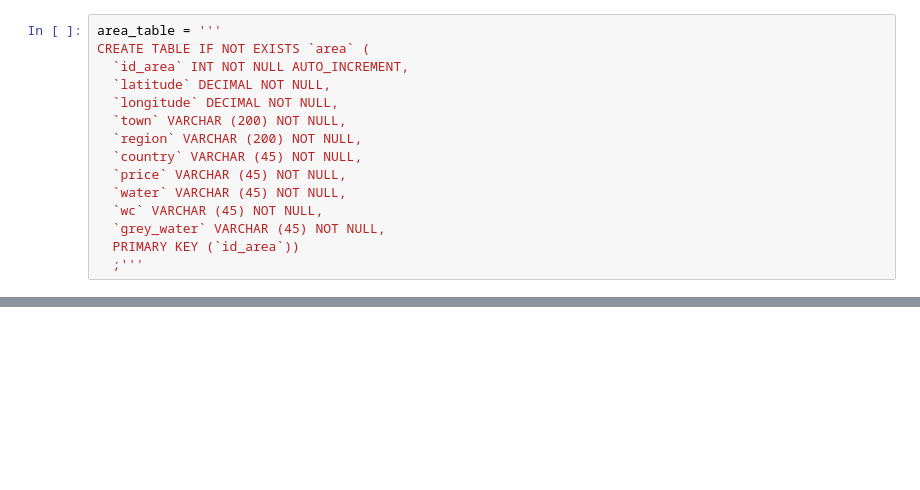
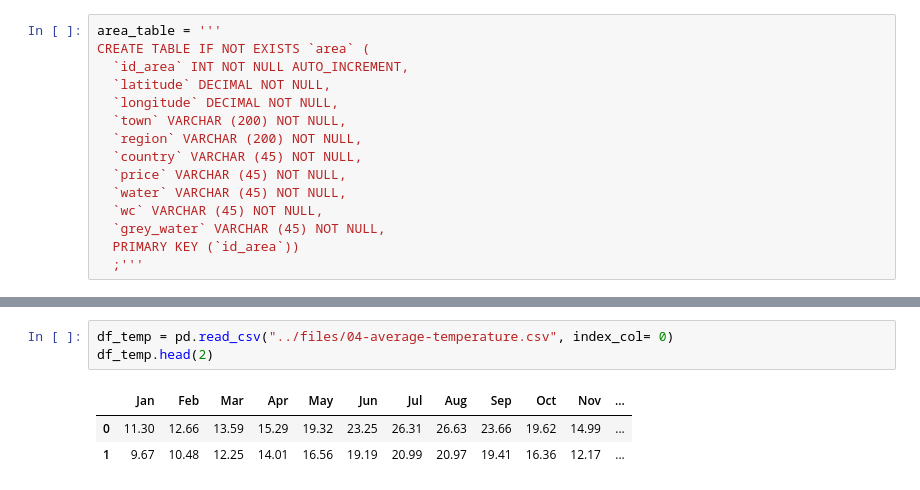
Before and after one commit to sanfermen/motorhome-areas, a Jupyter notebook: sql_database/database.ipynb, the cells around one changed output, grey strips where cells are left out. Saved outputs shown, nothing was run; the diff lists cells and outputs as text; blank space fills up the shorter version.

```diff
--- a/sql_database/database.ipynb
+++ b/sql_database/database.ipynb
@@ -85,0 +101,7 @@ CREATE TABLE IF NOT EXISTS `avg_temperature` (
+# %%
+df_temp = pd.read_csv("../files/04-average-temperature.csv", index_col= 0)
+df_temp.head(2)
+# %% [output]
+|  | Jan | Feb | Mar | Apr | May | Jun | Jul | Aug | Sep | Oct | Nov | ... |
+| 0 | 11.30 | 12.66 | 13.59 | 15.29 | 19.32 | 23.25 | 26.31 | 26.63 | 23.66 | 19.62 | 14.99 | ... |
+| 1 | 9.67 | 10.48 | 12.25 | 14.01 | 16.56 | 19.19 | 20.99 | 20.97 | 19.41 | 16.36 | 12.17 | ... |
```
Also changed, not shown: parts of 18 cells of this notebook, 4 other files.
